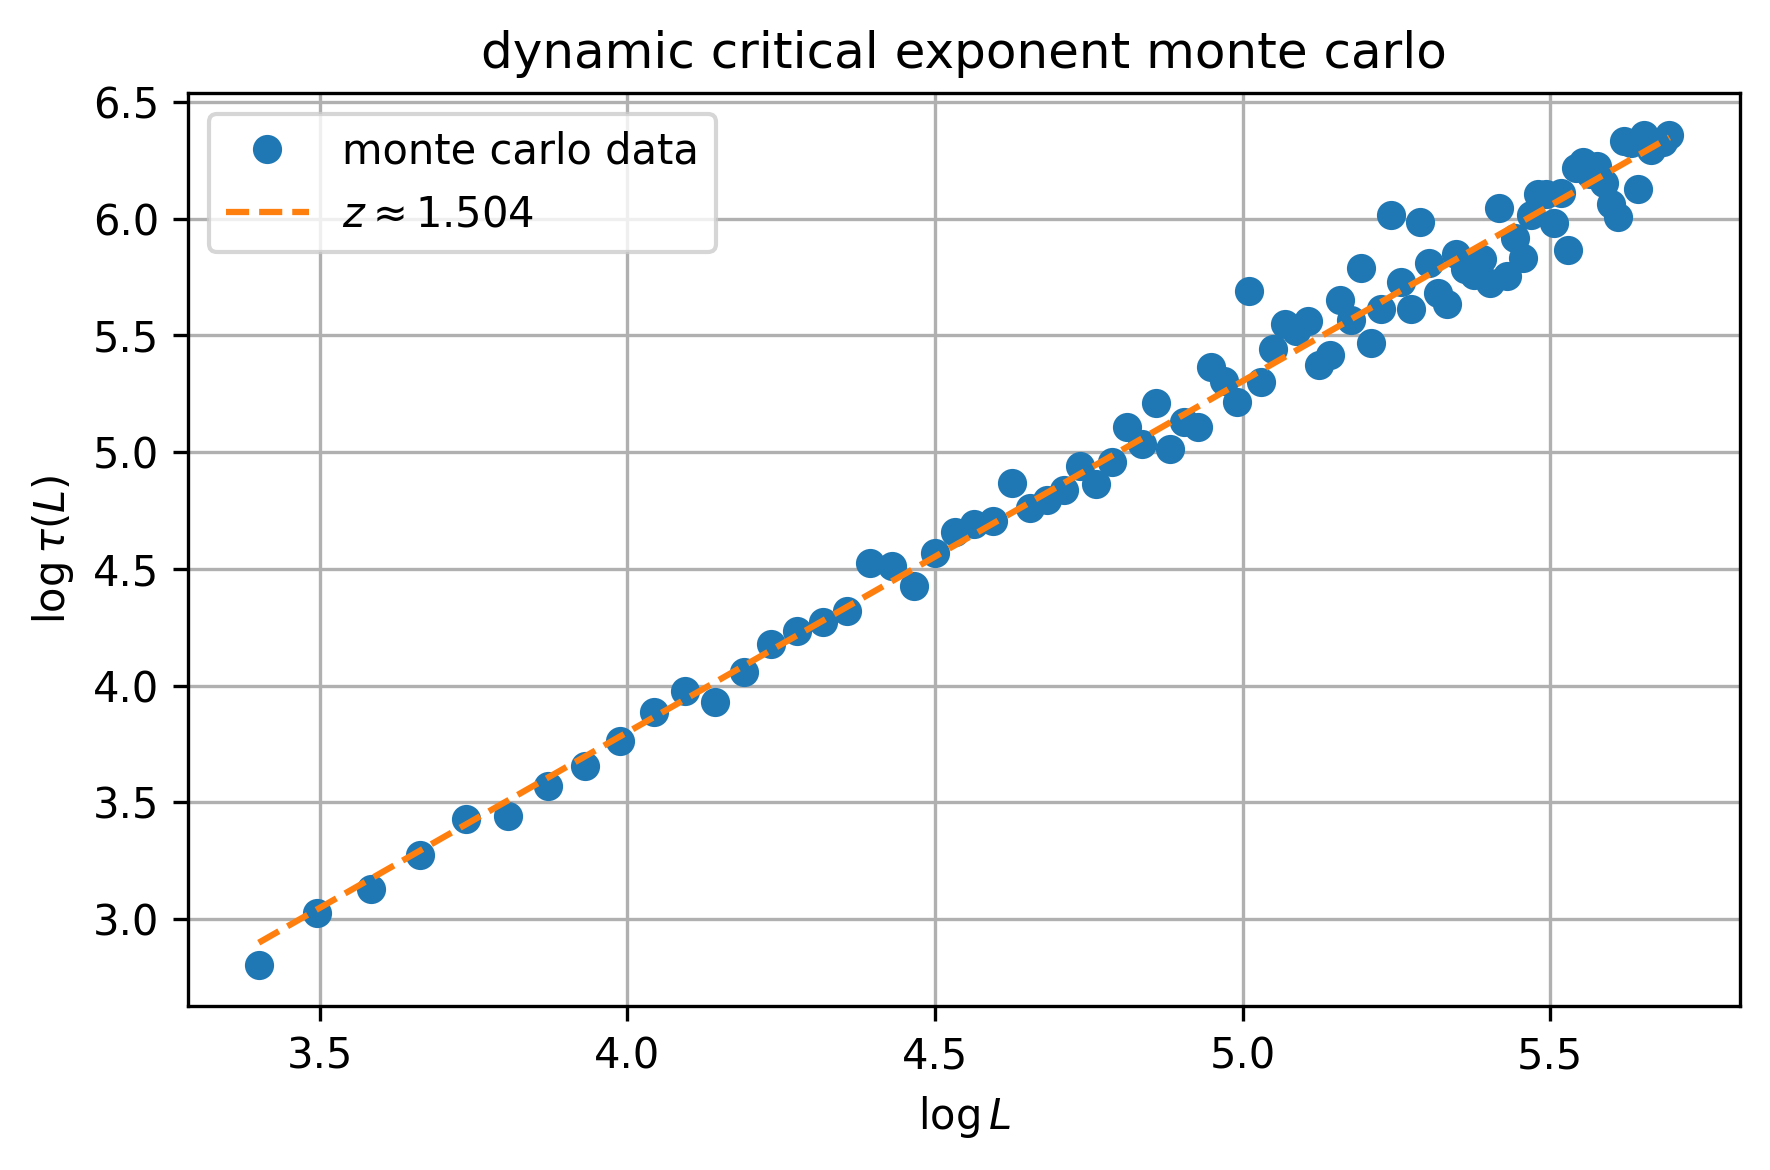
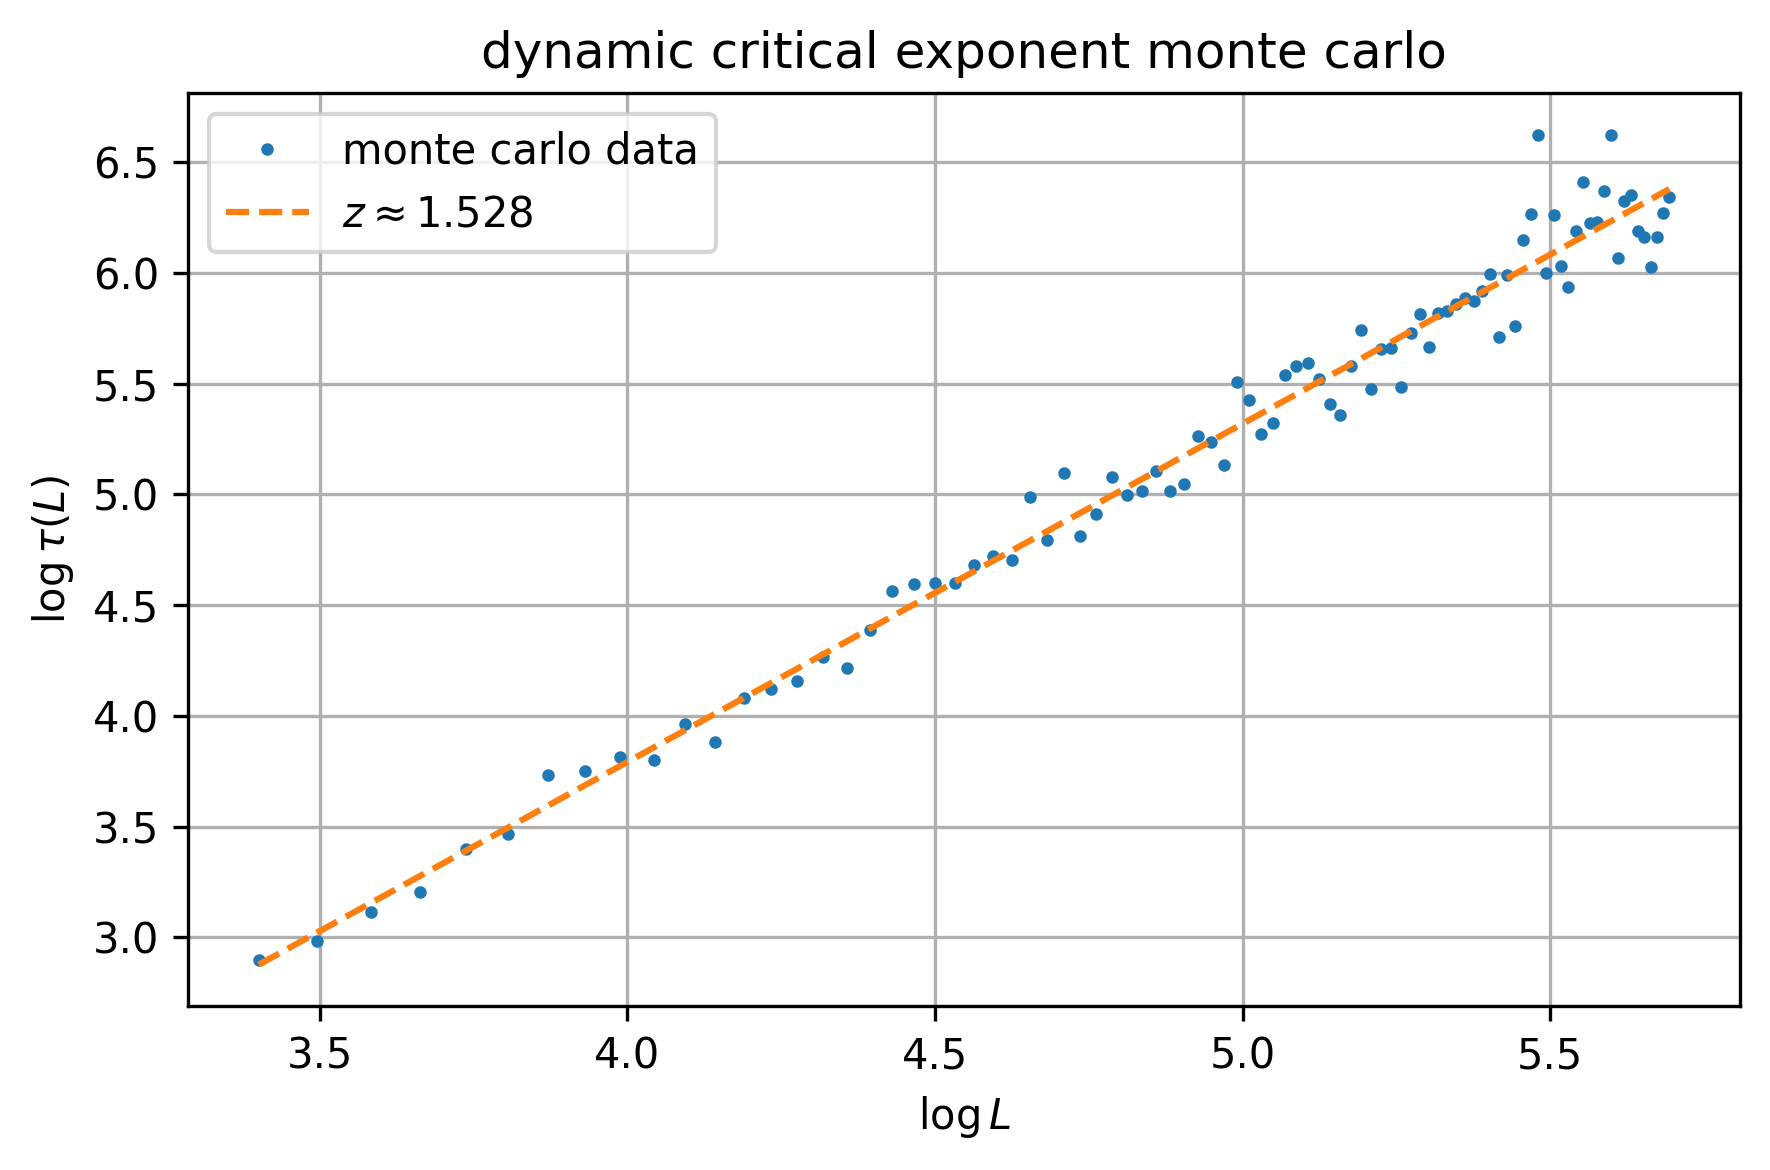
The notebook cell's code change between the first figure and the second:
--- before
+++ after
@@ -22,5 +22,5 @@
 
 plt.figure(figsize=(6, 4), dpi=300)
-plt.plot(logL, logtau, "o", label="monte carlo data")
+plt.plot(logL, logtau, "o", markersize=2, label="monte carlo data")
 plt.plot(logL, fit, "--", label=fr"$z \approx {z:.3f}$")
 

Commit: added tda stuff